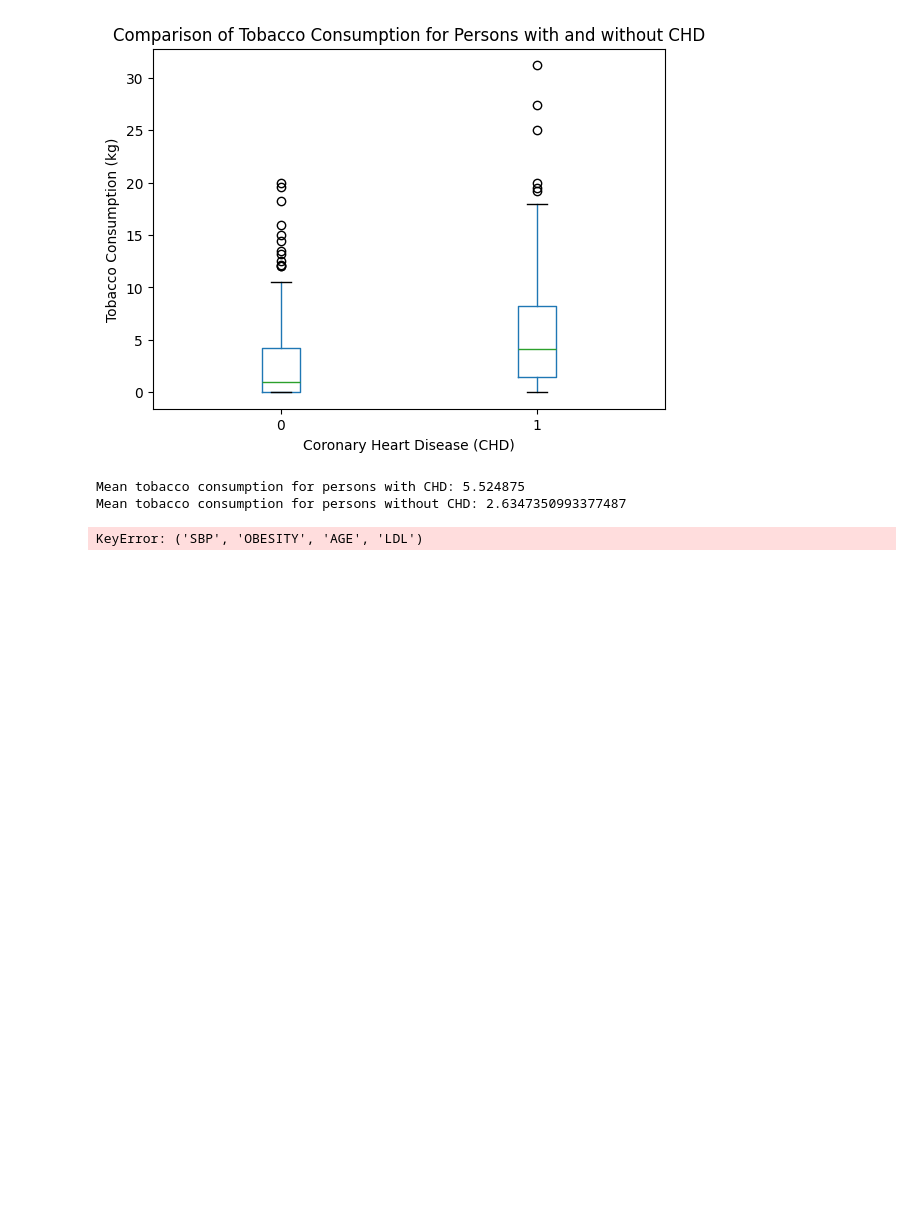
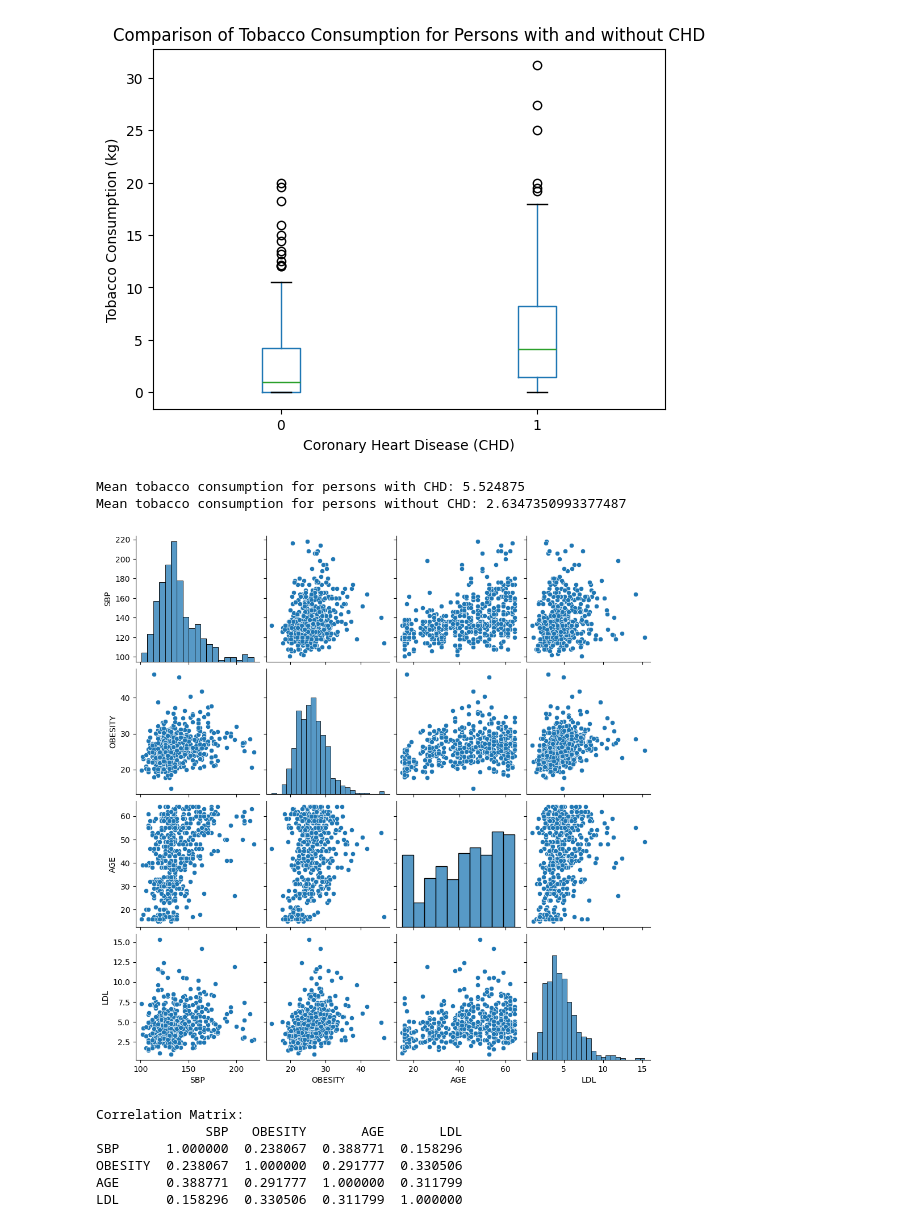
Before and after one commit to Vishal80990/Bollywood_Movie_and_SA_Heart_Data_Analysis, a Jupyter notebook: Untitled.ipynb, the cells around one changed output. Saved outputs shown, nothing was run; the diff lists cells and outputs as text; code cells hidden in the pictures; blank space fills up the shorter version.

```diff
--- a/Untitled.ipynb
+++ b/Untitled.ipynb
@@ -114,7 +114,19 @@ Mean tobacco consumption for persons without CHD: 2.6347350993377487
 # %%
 # Draw a pair plot to show the relationships between sbp, obesity, age, and ldl
 import seaborn as sn
-sn.pairplot(heart_df['SBP', 'OBESITY', 'AGE', 'LDL'])
+sn.pairplot(heart_df[['SBP', 'OBESITY', 'AGE', 'LDL']])
 plt.show()
 # %% [output]
-KeyError: ('SBP', 'OBESITY', 'AGE', 'LDL')
+[figure, added]
+# %%
+# Calculate the correlation matrix
+correlation_matrix = heart_df[['SBP', 'OBESITY', 'AGE', 'LDL']].corr()
+print("Correlation Matrix:")
+print(correlation_matrix)
+# %% [output]
+Correlation Matrix:
+              SBP   OBESITY       AGE       LDL
+SBP      1.000000  0.238067  0.388771  0.158296
+OBESITY  0.238067  1.000000  0.291777  0.330506
+AGE      0.388771  0.291777  1.000000  0.311799
+LDL      0.158296  0.330506  0.311799  1.000000
```
